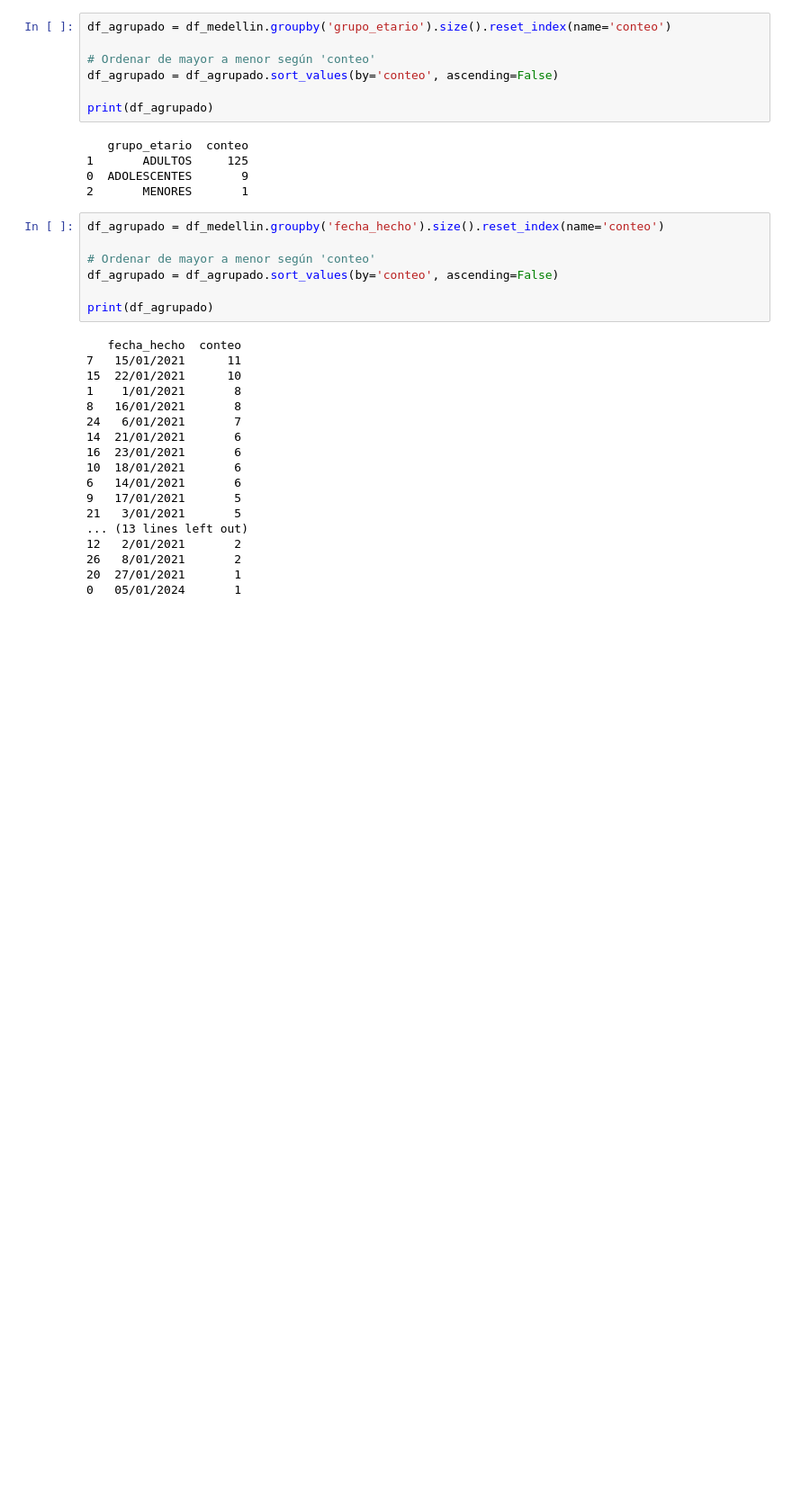
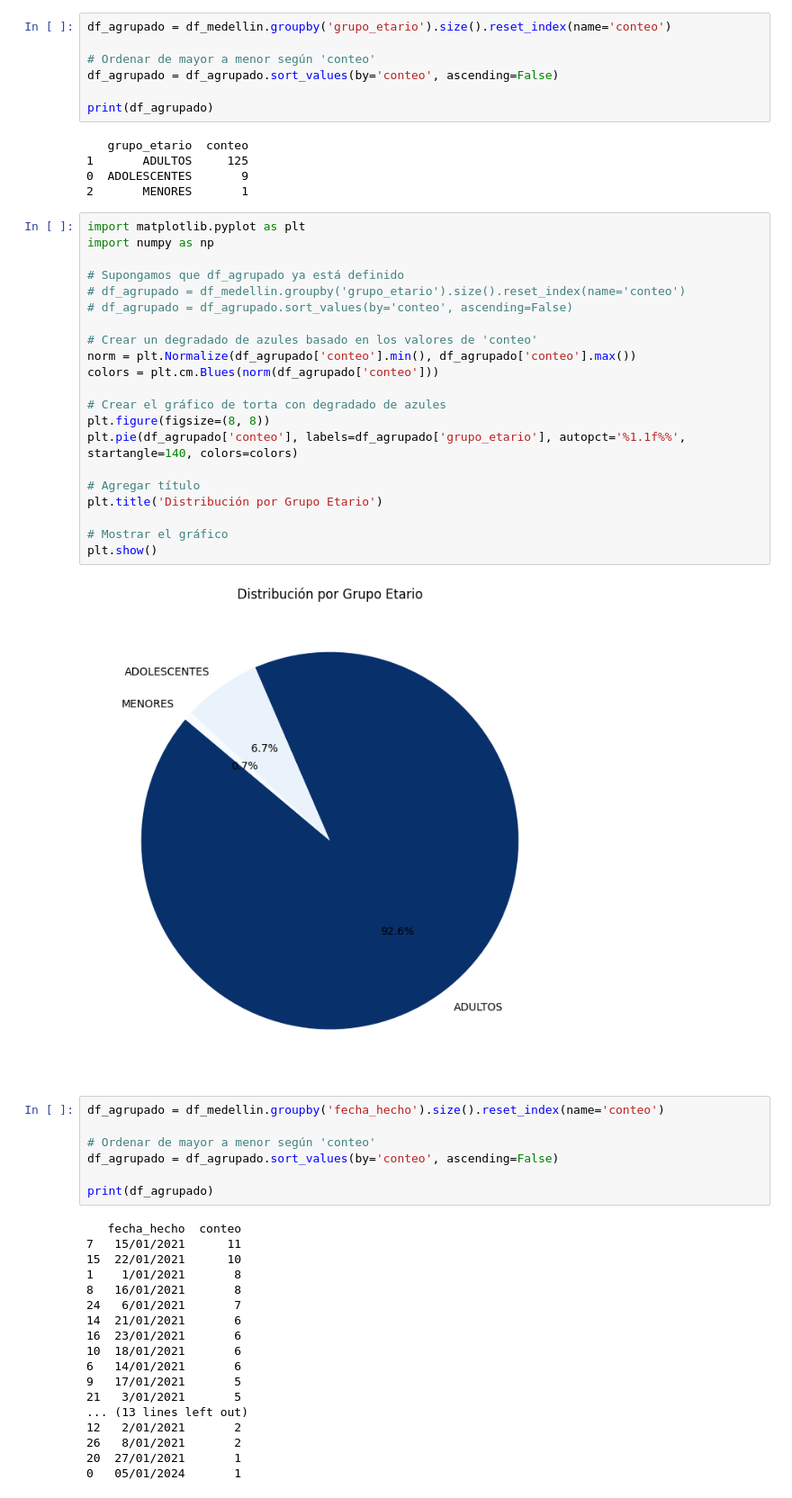
Before and after one commit to SPMINE-2425/Proyecto-No-1.-Pablo-Rubiano-Oscar-Leon, a Jupyter notebook: Cuadernos/cuaderno1.ipynb, the cells around one changed output. Shown at 90% size. Saved outputs shown, nothing was run; the diff lists cells and outputs as text; blank space fills up the shorter version.

```diff
--- a/Cuadernos/cuaderno1.ipynb
+++ b/Cuadernos/cuaderno1.ipynb
@@ -113,6 +136,29 @@ print(df_agrupado)
 1       ADULTOS     125
 0  ADOLESCENTES       9
 2       MENORES       1
+# %%
+import matplotlib.pyplot as plt
+import numpy as np
+
+# Supongamos que df_agrupado ya está definido
+# df_agrupado = df_medellin.groupby('grupo_etario').size().reset_index(name='conteo')
+# df_agrupado = df_agrupado.sort_values(by='conteo', ascending=False)
+
+# Crear un degradado de azules basado en los valores de 'conteo'
+norm = plt.Normalize(df_agrupado['conteo'].min(), df_agrupado['conteo'].max())
+colors = plt.cm.Blues(norm(df_agrupado['conteo']))
+
+# Crear el gráfico de torta con degradado de azules
+plt.figure(figsize=(8, 8))
+plt.pie(df_agrupado['conteo'], labels=df_agrupado['grupo_etario'], autopct='%1.1f%%', startangle=140, colors=colors)
+
+# Agregar título
+plt.title('Distribución por Grupo Etario')
+
+# Mostrar el gráfico
+plt.show()
+# %% [output]
+[figure, added]
 # %%
 df_agrupado = df_medellin.groupby('fecha_hecho').size().reset_index(name='conteo')
 
```
Also changed, not shown: parts of 2 cells of this notebook, 3 other files.
